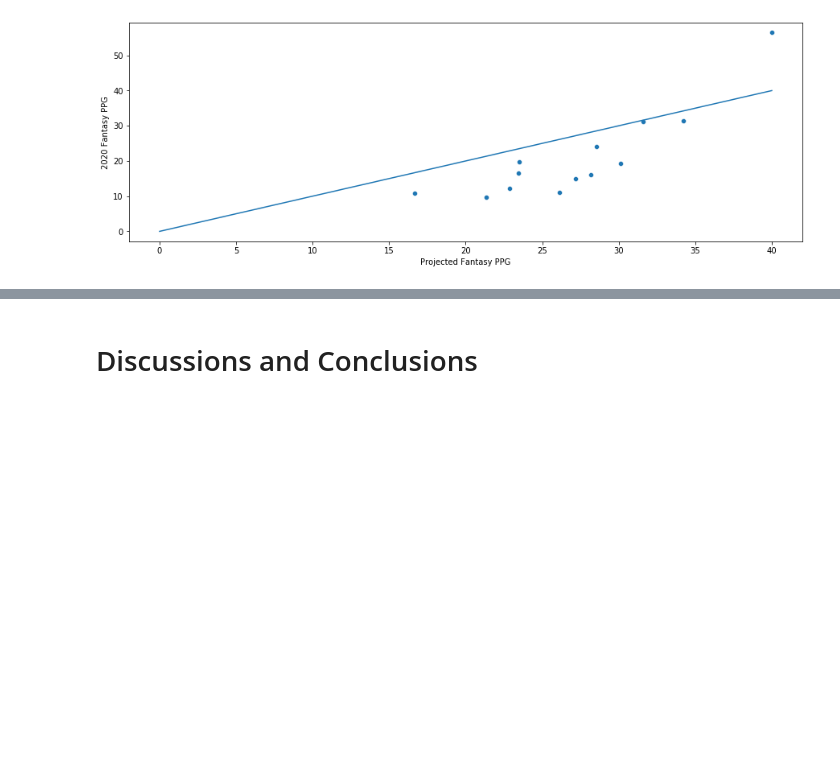
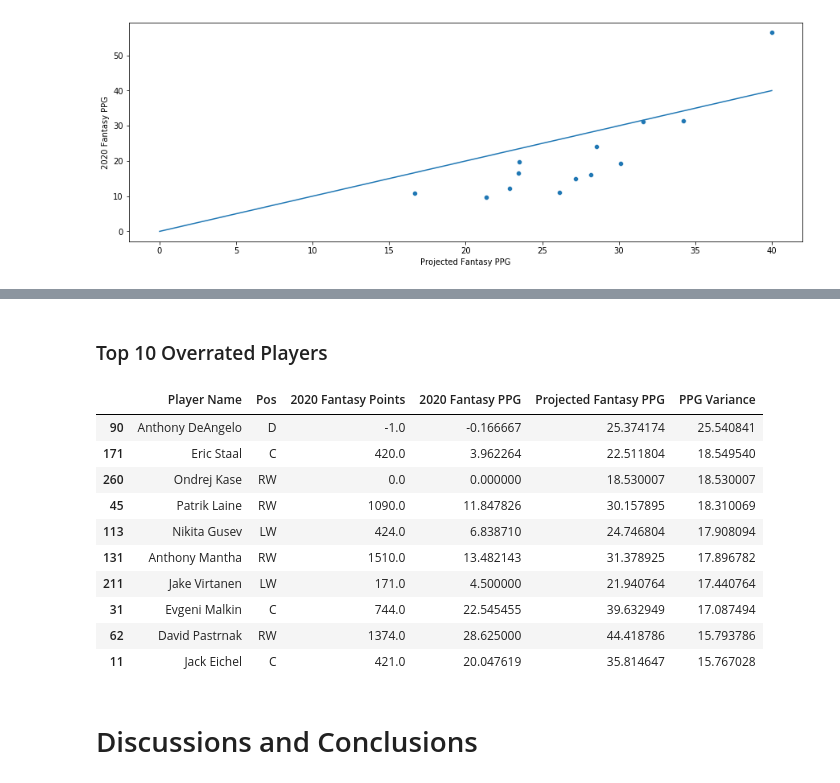
Before and after one commit to kj-kwan/fantasy-hockey-analysis, a Jupyter notebook: Fantasy Hockey Modeling.ipynb, the cells around one changed output, grey strips where cells are left out. Saved outputs shown, nothing was run; the diff lists cells and outputs as text; code cells hidden in the pictures; blank space fills up the shorter version.

```diff
--- a/Fantasy Hockey Modeling.ipynb
+++ b/Fantasy Hockey Modeling.ipynb
@@ -1691,3 +1716,19 @@ sns.lineplot(x=np.linspace(0,40),y=np.linspace(0,40))
+# %% [markdown]
+### Top 10 Overrated Players
+# %%
+df_results[['Player Name','Pos','2020 Fantasy Points','2020 Fantasy PPG','Projected Fantasy PPG','PPG Variance']].sort_values(by='PPG Variance',ascending=False).head(10)
+# %% [output]
+|  | Player Name | Pos | 2020 Fantasy Points | 2020 Fantasy PPG | Projected Fantasy PPG | PPG Variance |
+| 90 | Anthony DeAngelo | D | -1.0 | -0.166667 | 25.374174 | 25.540841 |
+| 171 | Eric Staal | C | 420.0 | 3.962264 | 22.511804 | 18.549540 |
+| 260 | Ondrej Kase | RW | 0.0 | 0.000000 | 18.530007 | 18.530007 |
+| 45 | Patrik Laine | RW | 1090.0 | 11.847826 | 30.157895 | 18.310069 |
+| 113 | Nikita Gusev | LW | 424.0 | 6.838710 | 24.746804 | 17.908094 |
+| 131 | Anthony Mantha | RW | 1510.0 | 13.482143 | 31.378925 | 17.896782 |
+| 211 | Jake Virtanen | LW | 171.0 | 4.500000 | 21.940764 | 17.440764 |
+| 31 | Evgeni Malkin | C | 744.0 | 22.545455 | 39.632949 | 17.087494 |
+| 62 | David Pastrnak | RW | 1374.0 | 28.625000 | 44.418786 | 15.793786 |
+| 11 | Jack Eichel | C | 421.0 | 20.047619 | 35.814647 | 15.767028 |
 # %% [markdown]
 # Discussions and Conclusions
 # %% [markdown]
```
Also changed, not shown: parts of 8 cells of this notebook.
